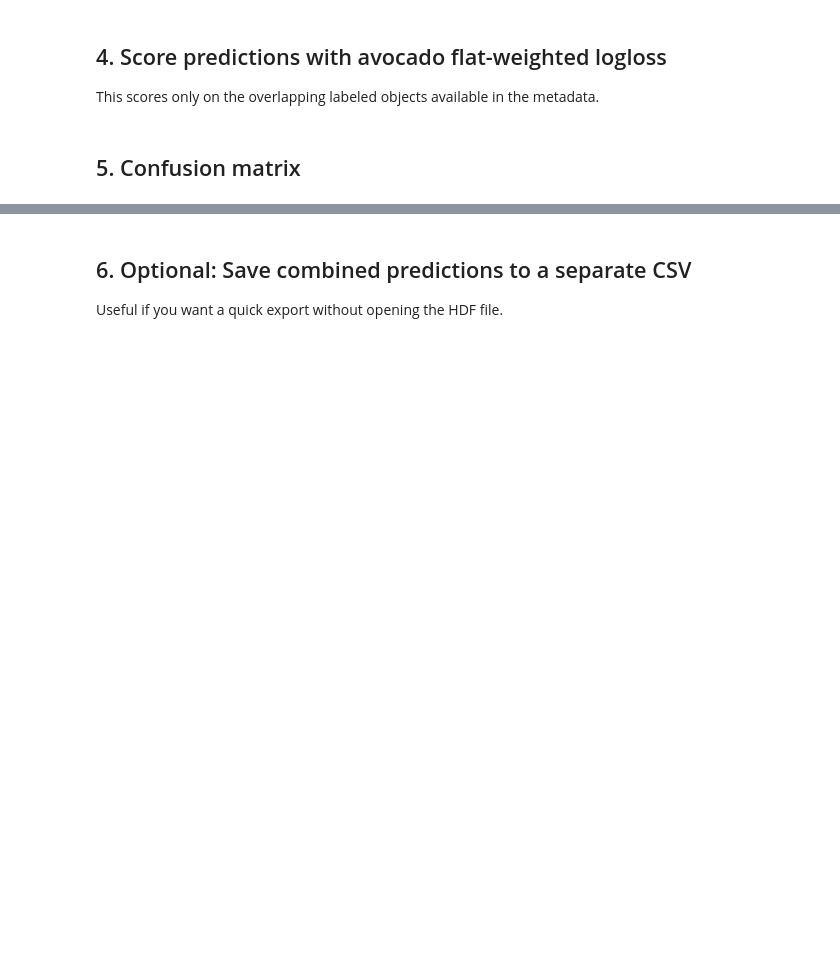
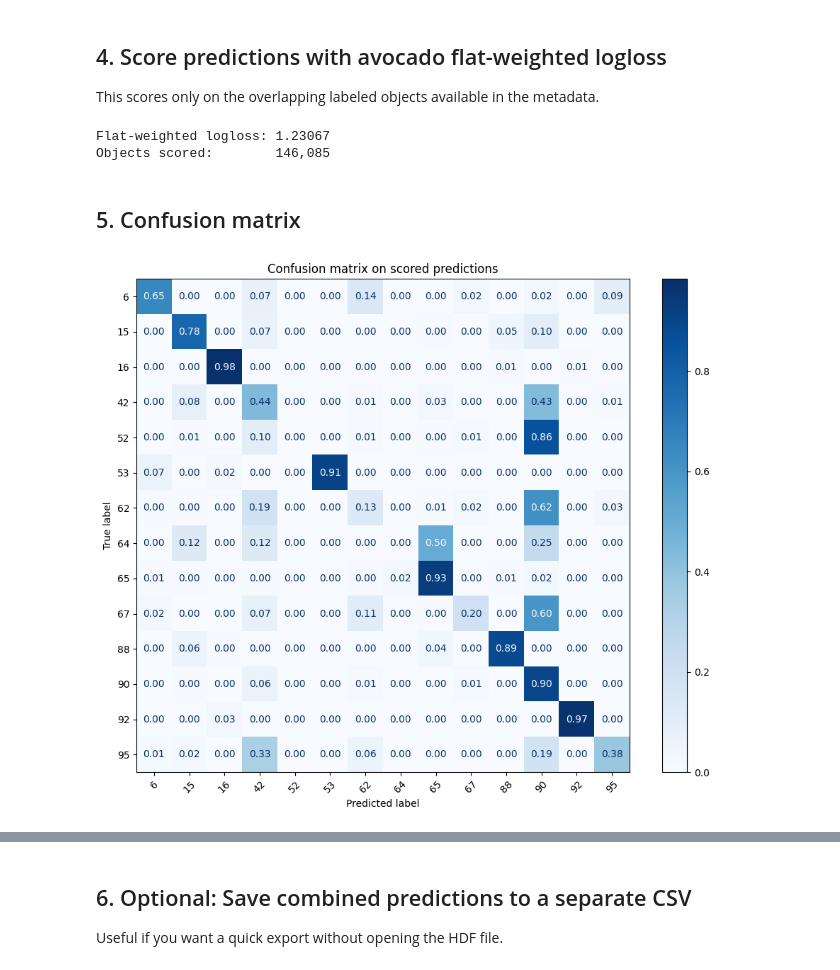
Before and after one commit to stuitje/dlip_plasticc, a Jupyter notebook: notebooks/train_predict_score_transformer_plasticc.ipynb, the cells around one changed output, grey strips where cells are left out. Saved outputs shown, nothing was run; the diff lists cells and outputs as text; code cells hidden in the pictures; blank space fills up the shorter version.

```diff
--- a/notebooks/train_predict_score_transformer_plasticc.ipynb
+++ b/notebooks/train_predict_score_transformer_plasticc.ipynb
@@ -43,7 +37,7 @@ TOTAL_CHUNKS = 500
 
 # Change this list to the chunks you actually want to run.
 # For a quick smoke test, use something like [0, 1, 2].
-CHUNKS = [0, 1, 2]
+CHUNKS = range(21)
 
 # Output location for per-chunk and combined predictions.
 OUT_DIR = 'notebook_outputs/transformer_predictions'
@@ -197,25 +221,43 @@ This scores only on the overlapping labeled objects available in the metadata.
 flat_score, n_scored = score_flat(TEST_DATASET_NAME, combined_predictions)
 print(f'Flat-weighted logloss: {flat_score:.5f}')
 print(f'Objects scored:        {n_scored:,}')
+# %% [output]
+Flat-weighted logloss: 1.23067
+Objects scored:        146,085
 # %% [markdown]
 ## 5. Confusion matrix
 # %%
 y_true, pred_aligned = align_truth_and_predictions(
     TEST_DATASET_NAME,
     combined_predictions,
     known_classes_only=True,
     normalize=True,
 )
 
 y_pred = pred_aligned.idxmax(axis=1)
 labels = sorted(np.unique(np.concatenate([y_true.values, y_pred.values])))
 
 cm = confusion_matrix(y_true, y_pred, labels=labels, normalize=CONFUSION_NORMALIZE)
 
 fig, ax = plt.subplots(figsize=FIGSIZE_CONFUSION)
-disp = ConfusionMatrixDisplay(confusion_matrix=cm, display_labels=labels)
-disp.plot(ax=ax, xticks_rotation=45, colorbar=True)
-ax.set_title('Confusion matrix on scored predictions')
+
+disp = ConfusionMatrixDisplay(
+    confusion_matrix=cm,
+    display_labels=labels,
+)
+
+disp.plot(
+    ax=ax,
+    xticks_rotation=45,
+    colorbar=True,
+    cmap=plt.cm.Blues,
+    values_format=".2f",
+)
+
+ax.set_title("Confusion matrix on scored predictions")
+plt.tight_layout()
 plt.show()
+# %% [output]
+[figure, added]
 # %%
 print(classification_report(y_true, y_pred, digits=4))
```
Also changed, not shown: parts of 8 cells of this notebook.
